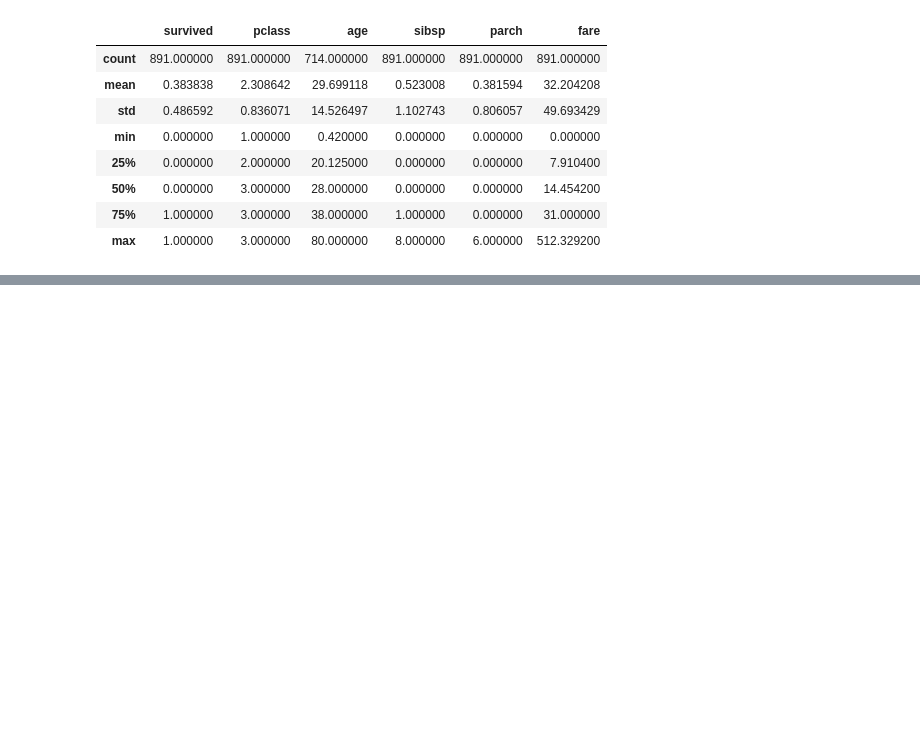
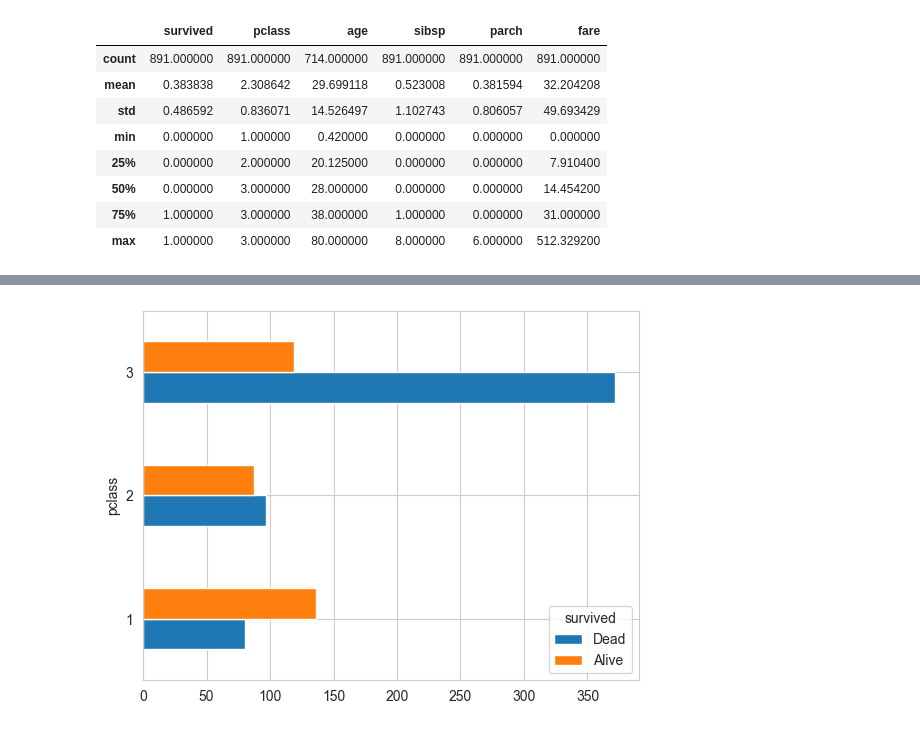
Before and after one commit to zzzissu/bigdata-analysis2024, a Jupyter notebook: day02/da06_plot_practice.ipynb, the cells around one changed output, grey strips where cells are left out. Saved outputs shown, nothing was run; the diff lists cells and outputs as text; code cells hidden in the pictures; blank space fills up the shorter version.

```diff
--- a/day02/da06_plot_practice.ipynb
+++ b/day02/da06_plot_practice.ipynb
@@ -74,0 +125,6 @@ titanics.describe()
+# %%
+# 가로바 차트
+pclassSurvived.plot.barh()
+plt.show()
+# %% [output]
+[figure, added]
```
Also changed, not shown: parts of 9 cells of this notebook, 6 other files.
